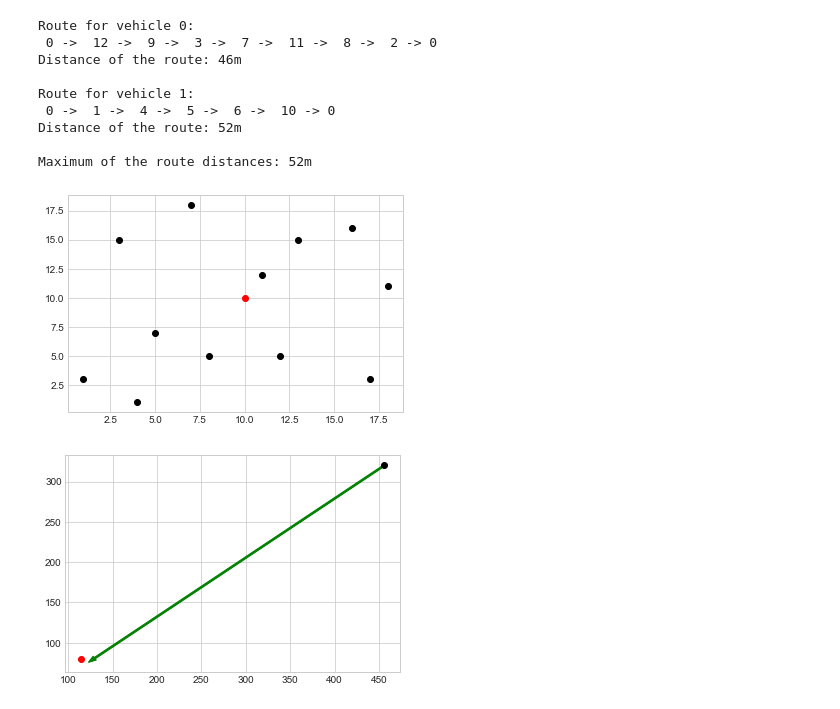
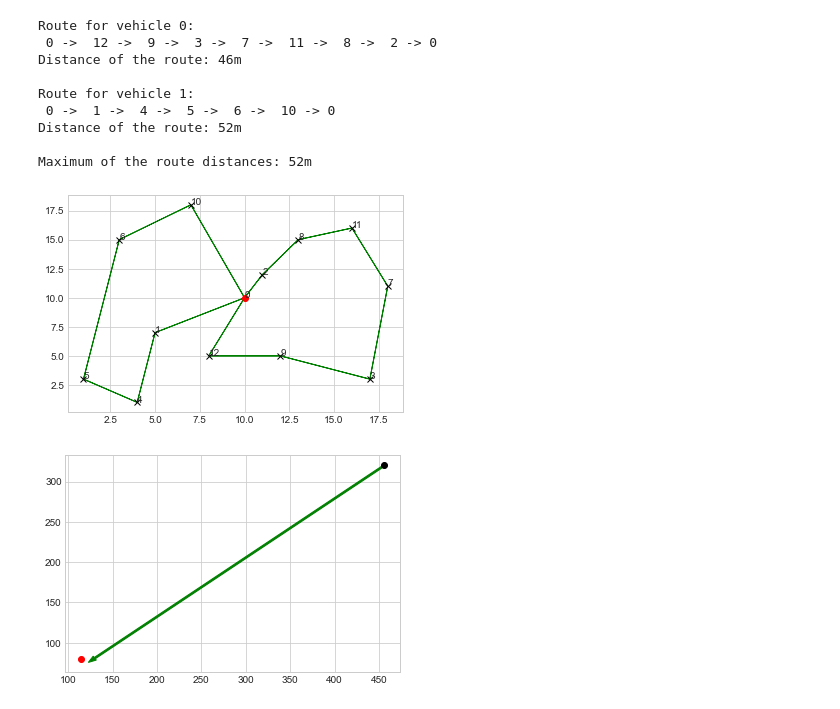
Before and after one commit to vishaalc/drone-delivery-optimization, a Jupyter notebook: SYDE 411.ipynb, the cells around one changed output. Saved outputs shown, nothing was run; the diff lists cells and outputs as text; code cells hidden in the pictures.

```diff
--- a/SYDE 411.ipynb
+++ b/SYDE 411.ipynb
@@ -7,7 +7,7 @@ import matplotlib.pyplot as plt
 plt.style.use('seaborn-whitegrid')
 import numpy as np
 
-
+#our data points. the very first one is the depot. the rest are drop-off locations
 data_points = [(10,10),
                (5,7),
                (11,12),
@@ -53,6 +53,7 @@ def print_solution(data, manager, routing, solution):
             plan_output += ' {} -> '.format(manager.IndexToNode(index))
             previous_index = index
             index = solution.Value(routing.NextVar(index))
+            drawArrow(previous_index, index);
             route_distance += routing.GetArcCostForVehicle(
                 previous_index, index, vehicle_id)
         plan_output += '{}\n'.format(manager.IndexToNode(index))
@@ -62,17 +63,31 @@ def print_solution(data, manager, routing, solution):
     print('Maximum of the route distances: {}m'.format(max_route_distance))
 
 
-
-
-def main():
+def drawMap():
     i = 0;
     for (x, y) in data_points:
         if i == 0:
             color = 'red'
+            plt.plot(x, y, 'o', color=color);
         else:
             color = 'black'
+            plt.plot(x, y, 'x', color=color);
+        plt.annotate(i, (x, y));
         i += 1;
-        plt.plot(x, y, 'o', color=color);
+
+def drawArrow(previousIndex, index):
+    # for some reason, even though the last index should always go back to 0, it ends up going out of range. so we need this if-elif check
+    if index > len(data_points) - 1:
+        index = 0;
+    elif previousIndex > len(data_points) - 1:
+        previousIndex = 0;
+    plt.arrow(data_points[previousIndex][0], data_points[previousIndex][1],
+              data_points[index][0] - data_points[previousIndex][0], data_points[index][1] - data_points[previousIndex][1], color='green', shape='full');
+
+
+
+def main():
+    drawMap();
 
     """Solve the CVRP problem."""
     # Instantiate the data problem.
@@ -108,34 +123,34 @@ def main():
         True,  # start cumul to zero
         dimension_name)
     distance_dimension = routing.GetDimensionOrDie(dimension_name)
     distance_dimension.SetGlobalSpanCostCoefficient(100)
 
     # Setting first solution heuristic.
     search_parameters = pywrapcp.DefaultRoutingSearchParameters()
     search_parameters.first_solution_strategy = (
         routing_enums_pb2.FirstSolutionStrategy.PATH_CHEAPEST_ARC)
 
     # Solve the problem.
     solution = routing.SolveWithParameters(search_parameters)
 
     # Print solution on console.
     if solution:
         print_solution(data, manager, routing, solution)
 
 
 if __name__ == '__main__':
     main()
 # %% [output]
 Route for vehicle 0:
  0 ->  12 ->  9 ->  3 ->  7 ->  11 ->  8 ->  2 -> 0
 Distance of the route: 46m
 
 Route for vehicle 1:
  0 ->  1 ->  4 ->  5 ->  6 ->  10 -> 0
 Distance of the route: 52m
 
 Maximum of the route distances: 52m
-[figure, old version]
+[figure, new version]
 # %%
 plt.plot(456, 320, 'o', color='black');
 plt.plot(114, 80, 'o', color='red');
```
